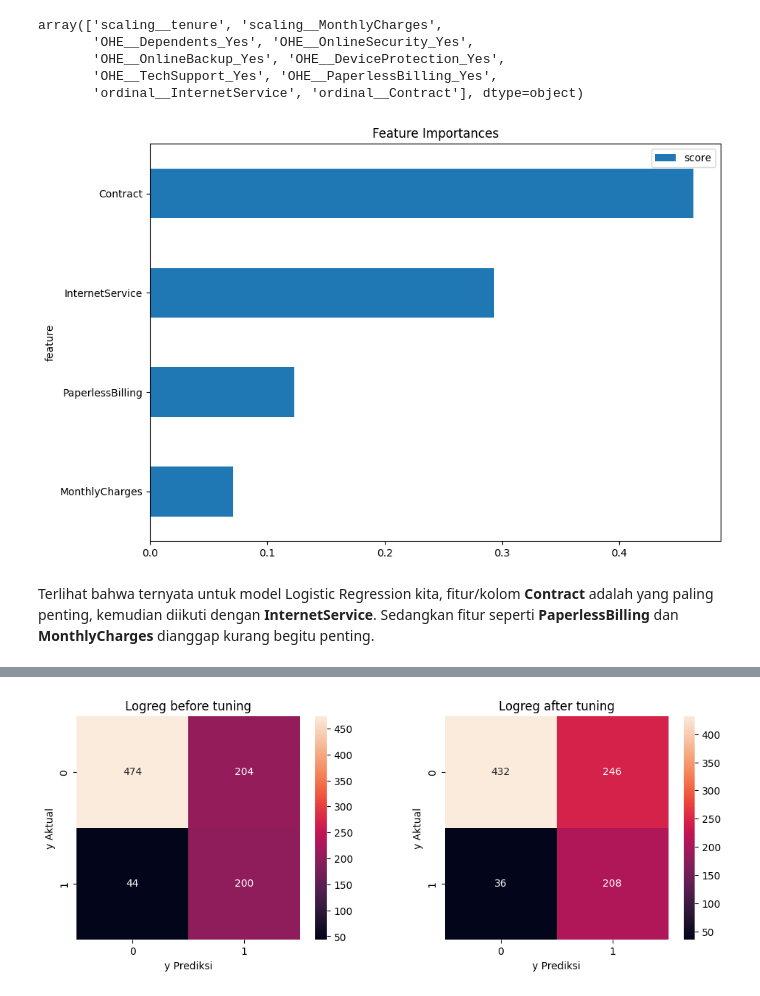
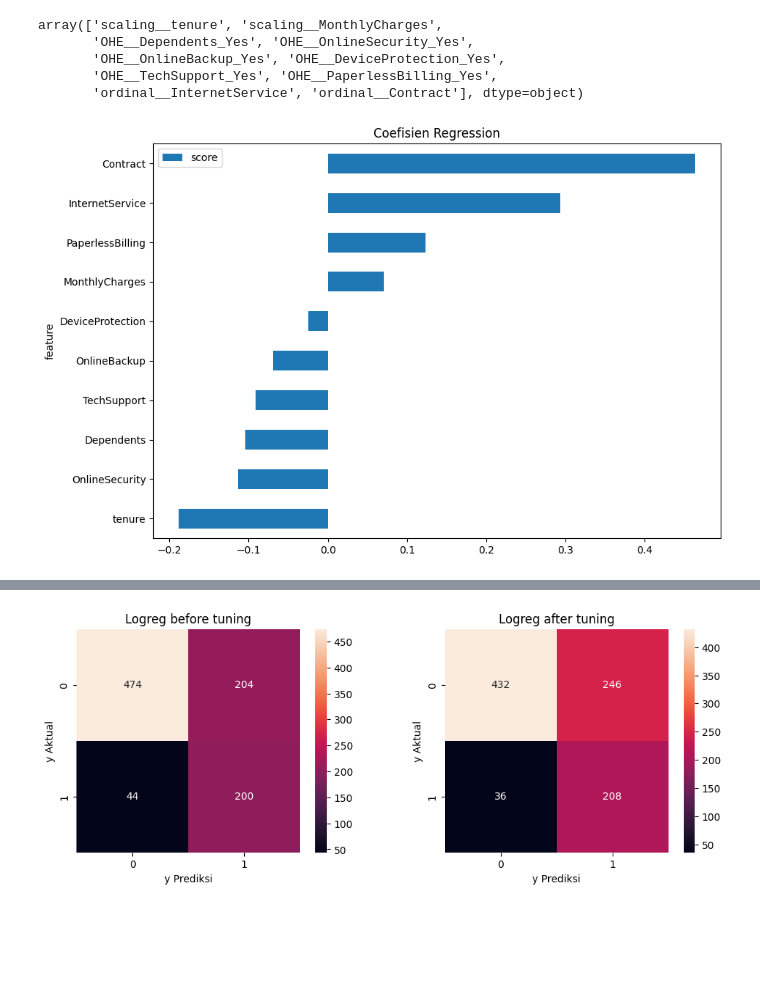
Before and after one commit to yapex1324/telco_customer_churn, a Jupyter notebook: capstone3 - Copy.ipynb, the cells around one changed output, grey strips where cells are left out. Cells and saved outputs as stored; diff of their text form; code cells hidden in the pictures; blank space fills up the shorter version.

Commit message:
Add files via upload
paling fix terbaru notok jedok

```diff
--- a/capstone3 - Copy.ipynb
+++ b/capstone3 - Copy.ipynb
@@ -104,8 +104,8 @@ f2 = make_scorer(fbeta_score, beta=2)
 # %% [markdown]
 Langkah pertama yang akan kita lakukan adalah mempelajari dataset yang tersedia. Data tersebut dapat diakses [disini](https://drive.google.com/file/d/1oB5uKtJr7dWcWr9Ld5ZFAuVkpV005ceH/view).
 # %%
-df = pd.read_csv(r"C:\Users\moh_y\python_project\bootcamp\modul_3\capstone\data_telco_customer_churn.csv")
-df.head()
+dfa = pd.read_csv(r"C:\Users\moh_y\python_project\bootcamp\modul_3\capstone\data_telco_customer_churn.csv")
+dfa.head()
 # %% [output]
 |  | Dependents | tenure | OnlineSecurity | OnlineBackup | InternetService | DeviceProtection | TechSupport | ... |
 | 0 | Yes | 9 | No | No | DSL | Yes | Yes | ... |
@@ -189,9 +189,9 @@ Tahap selanjutnya ada menghapus data duplikat. Adanya duplikat dapat menyebabkan
 # %%
 #   menghapus nilai duplicated yang ada
 
-print(f"jumlah nilai duplikat yang ada = {df.duplicated().sum()}")
+print(f"jumlah nilai duplikat yang ada = {dfa.duplicated().sum()}")
 
-df = df.drop_duplicates()
+df = dfa.drop_duplicates()
 # %% [output]
 jumlah nilai duplikat yang ada = 77
 # %% [markdown]
@@ -899,13 +898,11 @@ array(['scaling__tenure', 'scaling__MonthlyCharges',
 # %%
 feature_imp = pd.DataFrame()
 
 feature_imp['feature'] = ['tenure', 'MonthlyCharges', 'Dependents', 'OnlineSecurity', 'OnlineBackup', 'DeviceProtection', 'TechSupport', 'PaperlessBilling', 'InternetService', 'Contract']
 feature_imp['score'] = grid_search_cv_balance_logreg_opt.best_estimator_.named_steps['clf'].coef_.reshape(-1, 1)
 feature_imp = feature_imp.set_index('feature')
-feature_imp.sort_values('score', ascending=True).tail(4).plot(kind='barh', figsize=(10, 7))
-plt.title('Feature Importances')
+feature_imp.sort_values('score', ascending=True).plot(kind='barh', figsize=(10, 7))
+plt.title('Coefisien Regression')
 plt.show()
 # %% [output]
-[figure, old version]
+[figure, new version]
-# %% [markdown]
-Terlihat bahwa ternyata untuk model Logistic Regression kita, fitur/kolom **Contract** adalah yang paling penting, kemudian diikuti dengan **InternetService**. Sedangkan fitur seperti **PaperlessBilling** dan **MonthlyCharges** dianggap kurang begitu penting.
```
Also changed, not shown: parts of 25 cells of this notebook.
